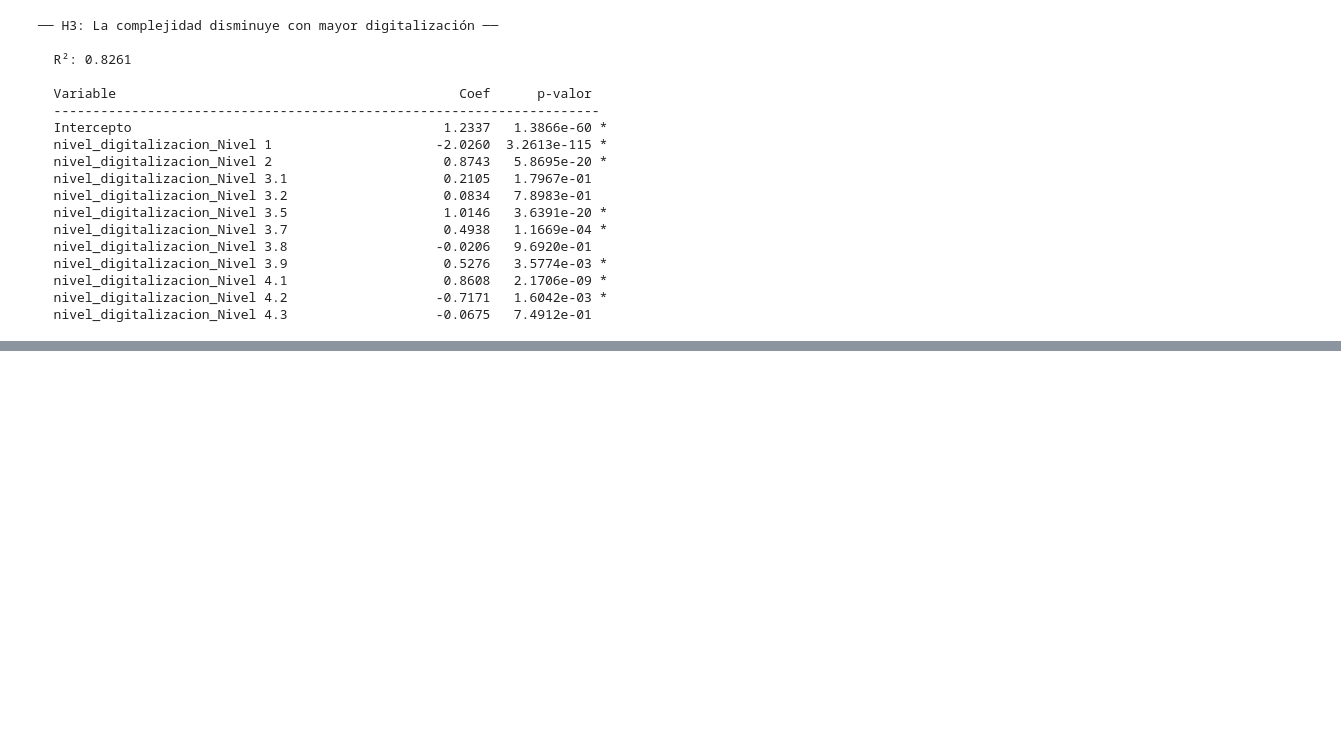
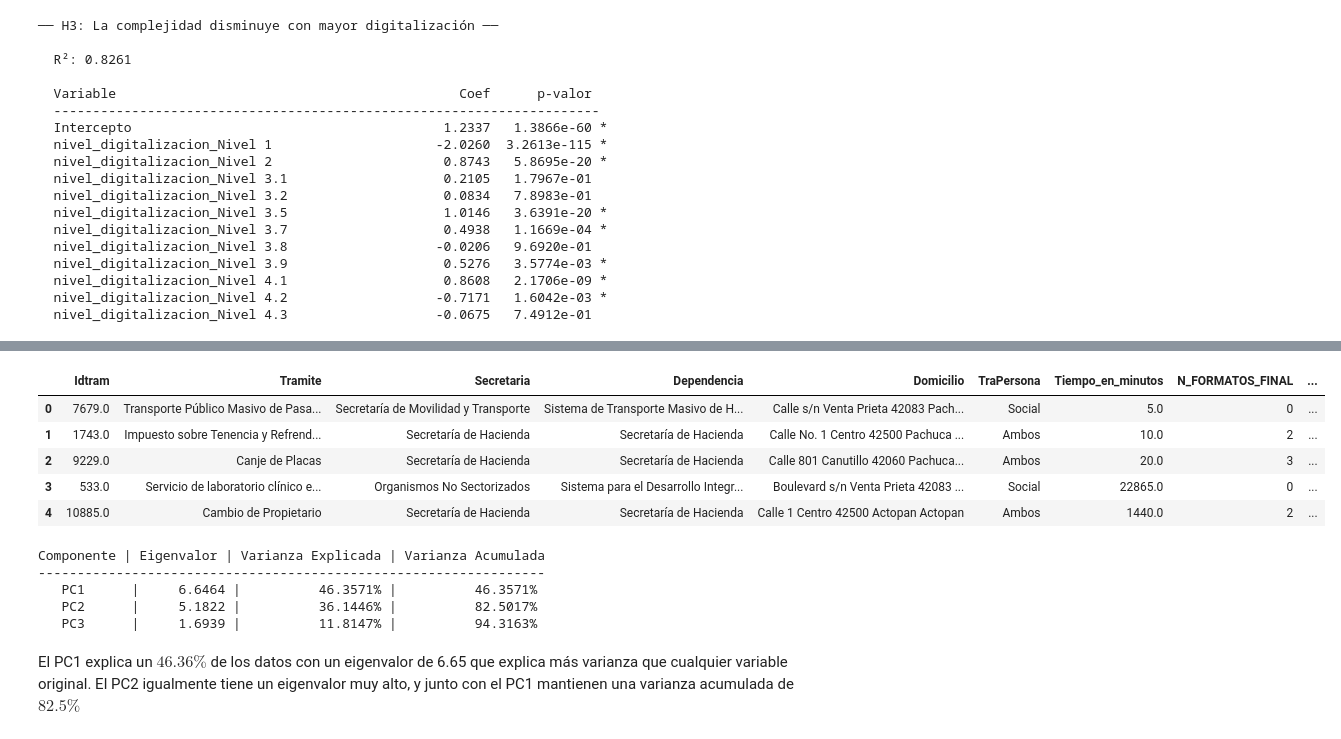
Before and after one commit to gonza98kg/Tramites-y-servicios, a Jupyter notebook: analysis.ipynb, the cells around one changed output, grey strips where cells are left out. Drawn from its saved outputs; the diff is of its cells as text; code cells hidden in the pictures; blank space fills up the shorter version.

```diff
--- a/analysis.ipynb
+++ b/analysis.ipynb
@@ -722,0 +729,18 @@ Entrenamos con el 80% y lo comprobamos con el 20%
+# %%
+orden_dig = {
+
+    'Nivel 1' : 1, 'Nivel 2': 2, 'Nivel 3.1' : 3, 'Nivel 3.2': 4, 'Nivel 3.3' : 5, 'Nivel 3.4' : 6, 'Nivel 3.5' : 7, 'Nivel 3.6' : 8, 'Nivel 3.7' : 9, 'Nivel 3.8' : 10, 'Nivel 3.9' : 11, 'Nivel 4.1' : 12, 'Nivel 4.2' : 13, 'Nivel 4.3' : 14
+
+}
+
+df_exp2 = df.copy()
+df_exp2['nivel_digitalizacion'] = df_exp2['nivel_digitalizacion'].map(orden_dig)
+
+df_exp2.head().round(0)
+# %% [output]
+|  | Idtram | Tramite | Secretaria | Dependencia | Domicilio | TraPersona | Tiempo_en_minutos | N_FORMATOS_FINAL | ... |
+| 0 | 7679.0 | Transporte Público Masivo de Pasa... | Secretaría de Movilidad y Transporte | Sistema de Transporte Masivo de H... | Calle s/n Venta Prieta 42083 Pach... | Social | 5.0 | 0 | ... |
+| 1 | 1743.0 | Impuesto sobre Tenencia y Refrend... | Secretaría de Hacienda | Secretaría de Hacienda | Calle No. 1 Centro 42500 Pachuca ... | Ambos | 10.0 | 2 | ... |
+| 2 | 9229.0 | Canje de Placas | Secretaría de Hacienda | Secretaría de Hacienda | Calle 801 Canutillo 42060 Pachuca... | Ambos | 20.0 | 3 | ... |
+| 3 | 533.0 | Servicio de laboratorio clínico e... | Organismos No Sectorizados | Sistema para el Desarrollo Integr... | Boulevard s/n Venta Prieta 42083 ... | Social | 22865.0 | 0 | ... |
+| 4 | 10885.0 | Cambio de Propietario | Secretaría de Hacienda | Secretaría de Hacienda | Calle 1 Centro 42500 Actopan Actopan | Ambos | 1440.0 | 2 | ... |
@@ -722,0 +763,17 @@ Entrenamos con el 80% y lo comprobamos con el 20%
+# %%
+eigenvalores = pca_A.explained_variance_
+varianza_explicada = pca_A.explained_variance_ratio_
+varianza_acumulada = varianza_explicada.cumsum()
+
+print("Componente | Eigenvalor | Varianza Explicada | Varianza Acumulada")
+print("-" * 65)
+for i in range(3):
+    print(f"   PC{i+1}      | {eigenvalores[i]:>10.4f} | {varianza_explicada[i]:>17.4%} | {varianza_acumulada[i]:>17.4%}")
+# %% [output]
+Componente | Eigenvalor | Varianza Explicada | Varianza Acumulada
+-----------------------------------------------------------------
+   PC1      |     6.6464 |          46.3571% |          46.3571%
+   PC2      |     5.1822 |          36.1446% |          82.5017%
+   PC3      |     1.6939 |          11.8147% |          94.3163%
+# %% [markdown]
+El PC1 explica un $46{.}36 \%$ de los datos con un eigenvalor de 6.65 que explica más varianza que cualquier variable original. El PC2 igualmente tiene un eigenvalor muy alto, y junto con el PC1 mantienen una varianza acumulada de $82.5\%$
```
Also changed, not shown: parts of 9 cells of this notebook, 1 other file.
